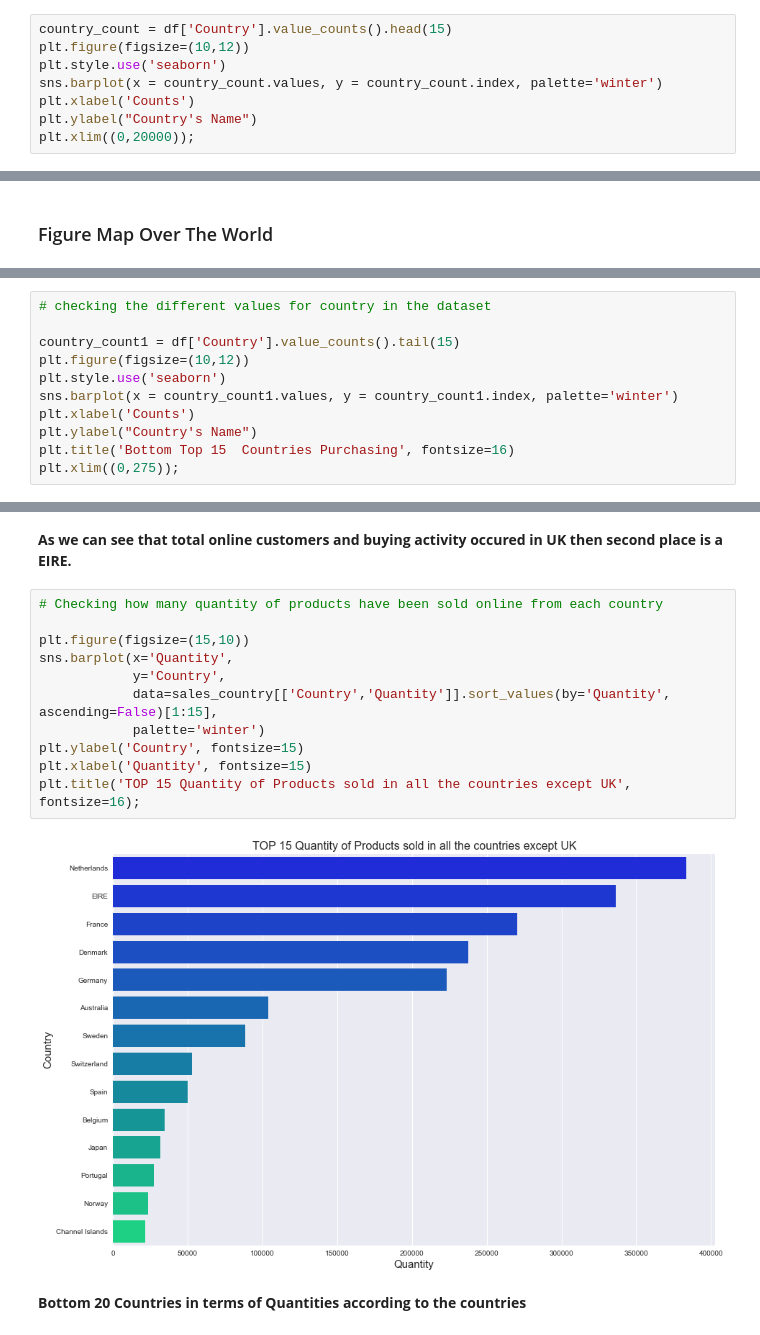
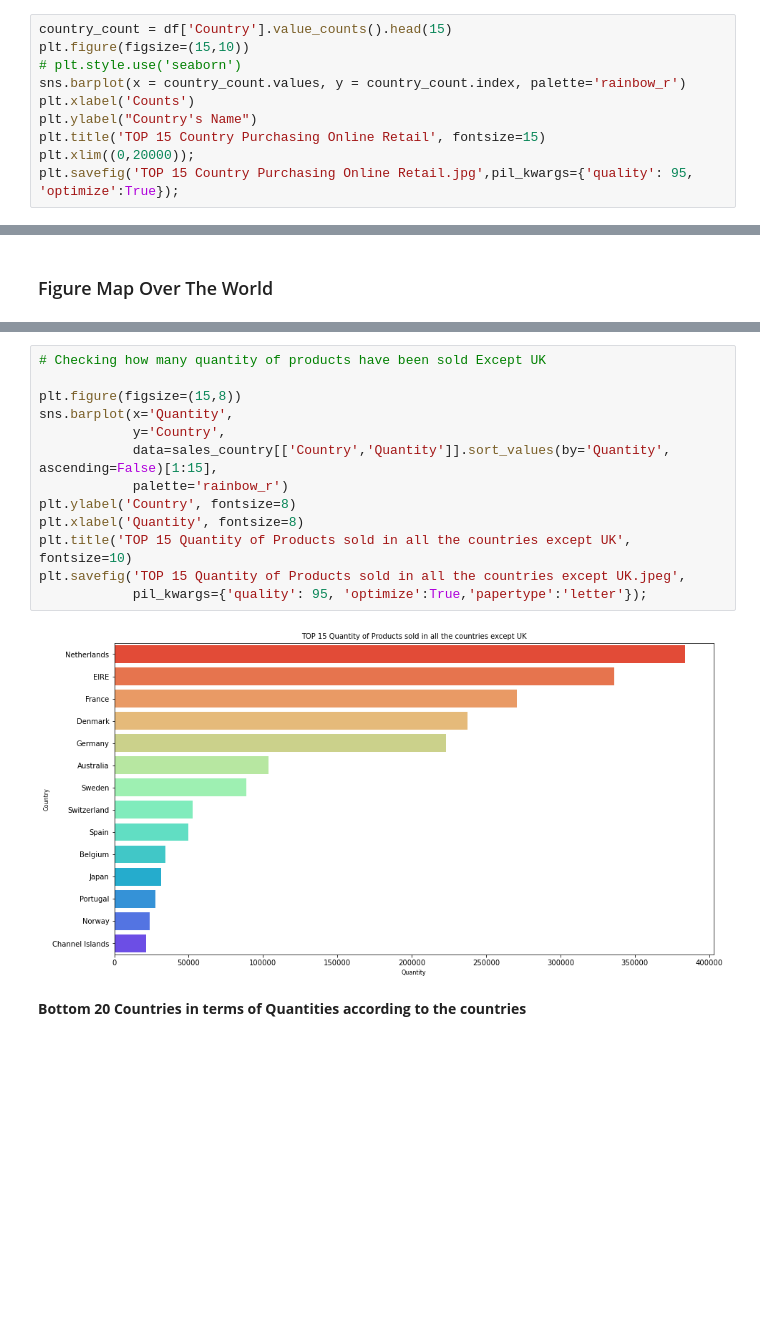
Before and after one commit to irwinhentriansa/KnowingYourCustomer_RFM-Clustering-Recommender_Final_Project, a Jupyter notebook: EDA - Exploratory Data Analysis.ipynb, the cells around one changed output, grey strips where cells are left out. Saved outputs shown, nothing was run; the diff lists cells and outputs as text; blank space fills up the shorter version.

```diff
--- a/EDA - Exploratory Data Analysis.ipynb
+++ b/EDA - Exploratory Data Analysis.ipynb
@@ -72,9 +60,11 @@ Name: Country, dtype: int64
 # %%
 country_count = df['Country'].value_counts().head(15)
-plt.figure(figsize=(10,12))
-plt.style.use('seaborn')
-sns.barplot(x = country_count.values, y = country_count.index, palette='winter')
+plt.figure(figsize=(15,10))
+# plt.style.use('seaborn')
+sns.barplot(x = country_count.values, y = country_count.index, palette='rainbow_r')
 plt.xlabel('Counts')
 plt.ylabel("Country's Name")
+plt.title('TOP 15 Country Purchasing Online Retail', fontsize=15)
 plt.xlim((0,20000));
+plt.savefig('TOP 15 Country Purchasing Online Retail.jpg',pil_kwargs={'quality': 95, 'optimize':True});
 # %% [output]
@@ -137,11 +154,0 @@ fig.show()
-# %%
-# checking the different values for country in the dataset
-
-country_count1 = df['Country'].value_counts().tail(15)
-plt.figure(figsize=(10,12))
-plt.style.use('seaborn')
-sns.barplot(x = country_count1.values, y = country_count1.index, palette='winter')
-plt.xlabel('Counts')
-plt.ylabel("Country's Name")
-plt.title('Bottom Top 15  Countries Purchasing', fontsize=16)
-plt.xlim((0,275));
@@ -158,18 +155,18 @@ plt.title('Country Distribution excluding United Kingdom',Fontsize = 16);
-# %% [markdown]
-**As we can see that total online customers and buying activity occured in UK then second place is a EIRE.**
 # %%
-# Checking how many quantity of products have been sold online from each country
+# Checking how many quantity of products have been sold Except UK
 
-plt.figure(figsize=(15,10))
+plt.figure(figsize=(15,8))
 sns.barplot(x='Quantity',
             y='Country',
             data=sales_country[['Country','Quantity']].sort_values(by='Quantity', ascending=False)[1:15],
-            palette='winter')
-plt.ylabel('Country', fontsize=15)
-plt.xlabel('Quantity', fontsize=15)
-plt.title('TOP 15 Quantity of Products sold in all the countries except UK', fontsize=16);
+            palette='rainbow_r')
+plt.ylabel('Country', fontsize=8)
+plt.xlabel('Quantity', fontsize=8)
+plt.title('TOP 15 Quantity of Products sold in all the countries except UK', fontsize=10)
+plt.savefig('TOP 15 Quantity of Products sold in all the countries except UK.jpeg',
+            pil_kwargs={'quality': 95, 'optimize':True,'papertype':'letter'});
 # %% [output]
-[figure, old version]
+[figure, new version]
 # %% [markdown]
 **Bottom 20 Countries in terms of Quantities according to the countries**
 # %%
```
Also changed, not shown: parts of 68 cells of this notebook, 3 other files.
